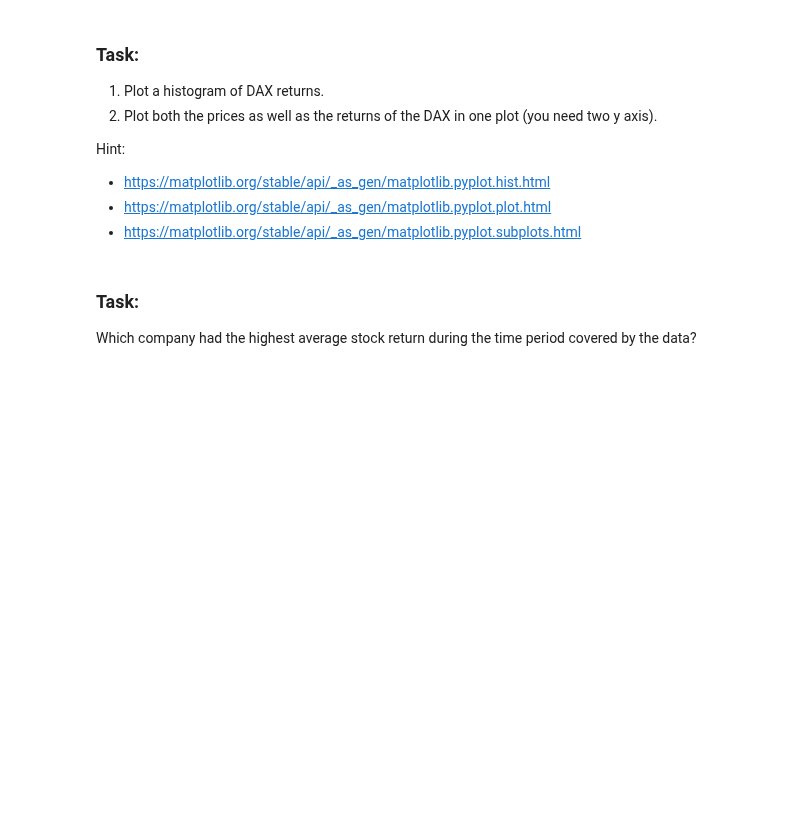
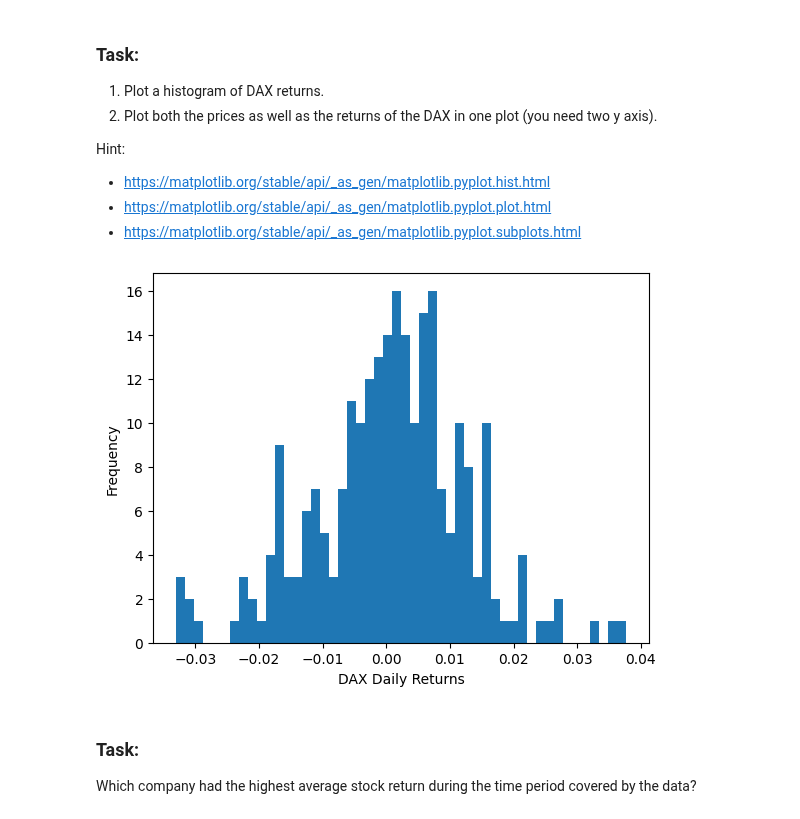
Before and after one commit to iwh-halle/FinancialDataAnalytics, a Jupyter notebook: homework/02_python.ipynb, the cells around one changed output. Cells and saved outputs as stored; diff of their text form; code cells hidden in the pictures; blank space fills up the shorter version.

Commit message:
dax returns hist

```diff
--- a/homework/02_python.ipynb
+++ b/homework/02_python.ipynb
@@ -132,6 +132,15 @@ Hint:
 * https://matplotlib.org/stable/api/_as_gen/matplotlib.pyplot.hist.html
 * https://matplotlib.org/stable/api/_as_gen/matplotlib.pyplot.plot.html
 * https://matplotlib.org/stable/api/_as_gen/matplotlib.pyplot.subplots.html
+# %%
+t = returns[".GDAXI"]
+
+plt.hist(t, bins = 50)
+plt.xlabel("DAX Daily Returns")
+plt.ylabel("Frequency")
+plt.show()
+# %% [output]
+[figure, added]
 # %% [markdown]
 ### Task:
 
```
